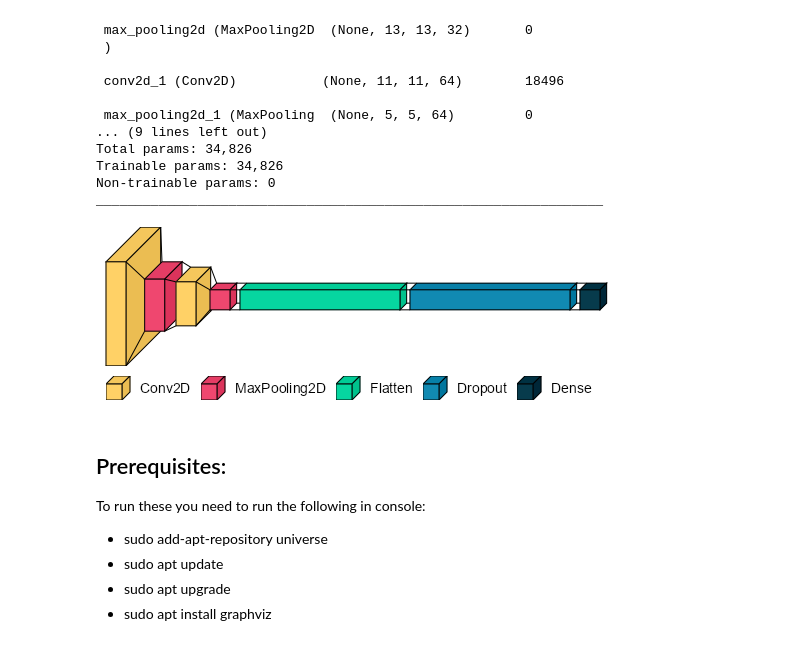
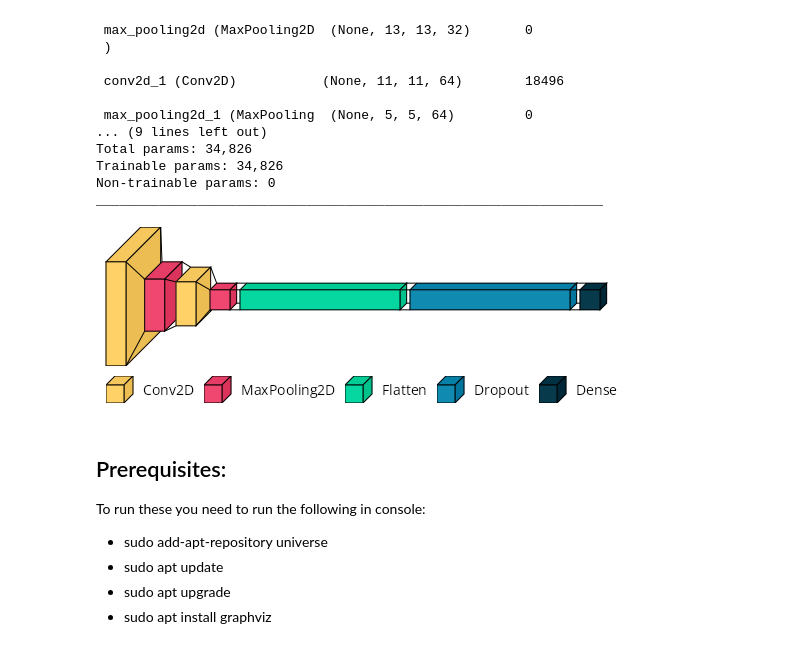
Before and after one commit to ekert-it/test-ml, a Jupyter notebook: notebooks/keras-visualization.ipynb, the cells around one changed output. Saved outputs shown, nothing was run; the diff lists cells and outputs as text; code cells hidden in the pictures.

```diff
--- a/notebooks/keras-visualization.ipynb
+++ b/notebooks/keras-visualization.ipynb
@@ -64,14 +64,12 @@ _________________________________________________________________
 # %%
 # Also see: https://www.analyticsvidhya.com/blog/2022/03/visualize-deep-learning-models-using-visualkeras/
 
 import visualkeras
-# visualkeras.layered_view(model)
-# visualkeras.layered_view(model, legend=True) # without custom font
 from PIL import ImageFont
-font = ImageFont.truetype("../rsc/arial.ttf", 14)
+font = ImageFont.truetype("../rsc/OpenSans-Regular.ttf", 14)
 visualkeras.layered_view(model, legend=True, font=font) # selected font
 # %% [output]
-[figure, old version]
+[figure, new version]
 # %% [markdown]
 ## Prerequisites:
 
```
Also changed, not shown: 2 other files.
